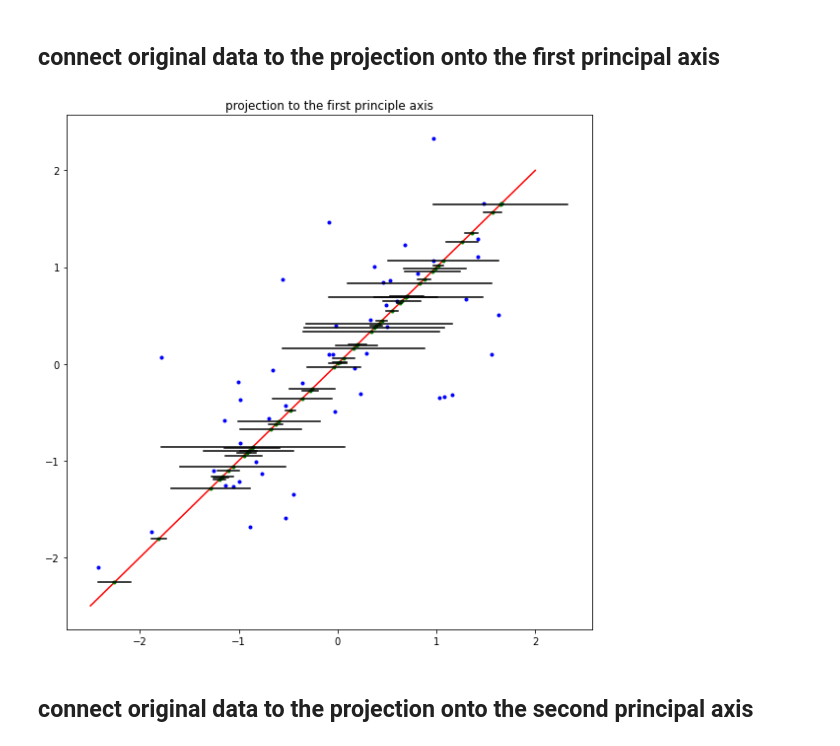
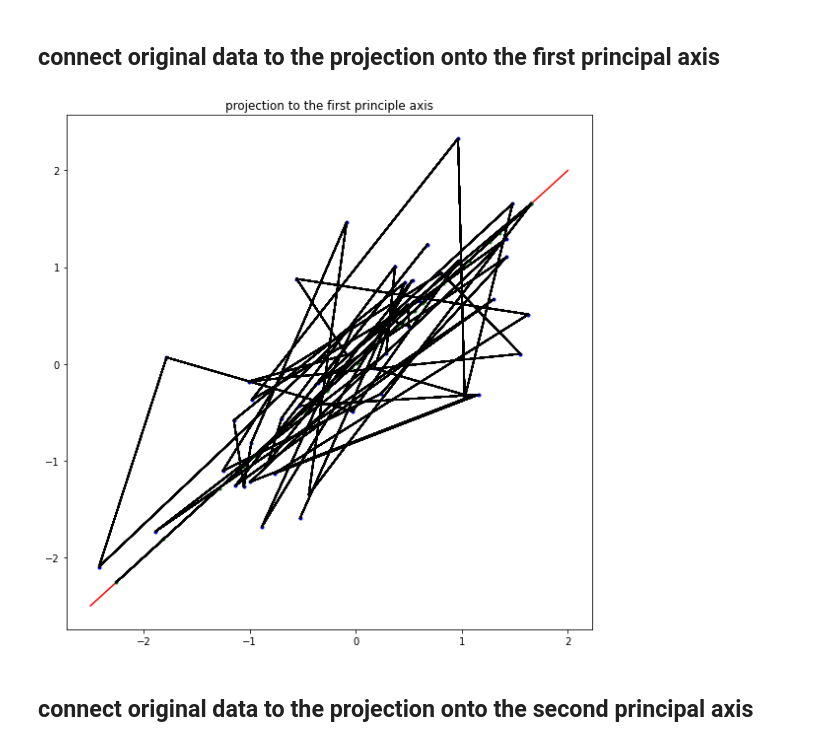
Before and after one commit to DancingGamza/Machine_learning, a Jupyter notebook: assignment_12.ipynb, the cells around one changed output. Saved outputs shown, nothing was run; the diff lists cells and outputs as text; code cells hidden in the pictures.

```diff
--- a/assignment_12.ipynb
+++ b/assignment_12.ipynb
@@ -260,31 +260,34 @@ plt.show()
 # %%
 plt.figure(figsize=(8,8))
 plt.title('projection to the first principle axis')
 
 plt.plot(x, y, '.', color = 'blue')
 
 n = feature.shape[0]
 xx = np.linspace(-2.5, 2, n)
 yy = (eigen_vec[0,0]/eigen_vec[1,0]) * xx
 
 plt.plot(xx,yy,'-',color = 'red')
 
 projectedX2 = feature.dot(eigen_vec[:,0]).reshape(50,1)
 
 k = eigen_vec[:,0].reshape(1,2)
 L = projectedX2.dot(k)
 
 
 plt.plot(L[:,0],L[:,1], '.', color = 'green')
 
+XX = np.concatenate((feature[:,0], L[:,0]), axis = None)
+YY = np.concatenate((feature[:,1], L[:,1]), axis = None)
+
 for i in range(n):
-    plt.plot(feature[i,0],L[i,:], '-', color = 'black')
+    plt.plot(XX,YY, '-', color = 'black')
 
 
 plt.tight_layout()
 plt.show()
 # %% [output]
-[figure, old version]
+[figure, new version]
 # %% [markdown]
 ## connect original data to the projection onto the second principal axis
 # %%
```
